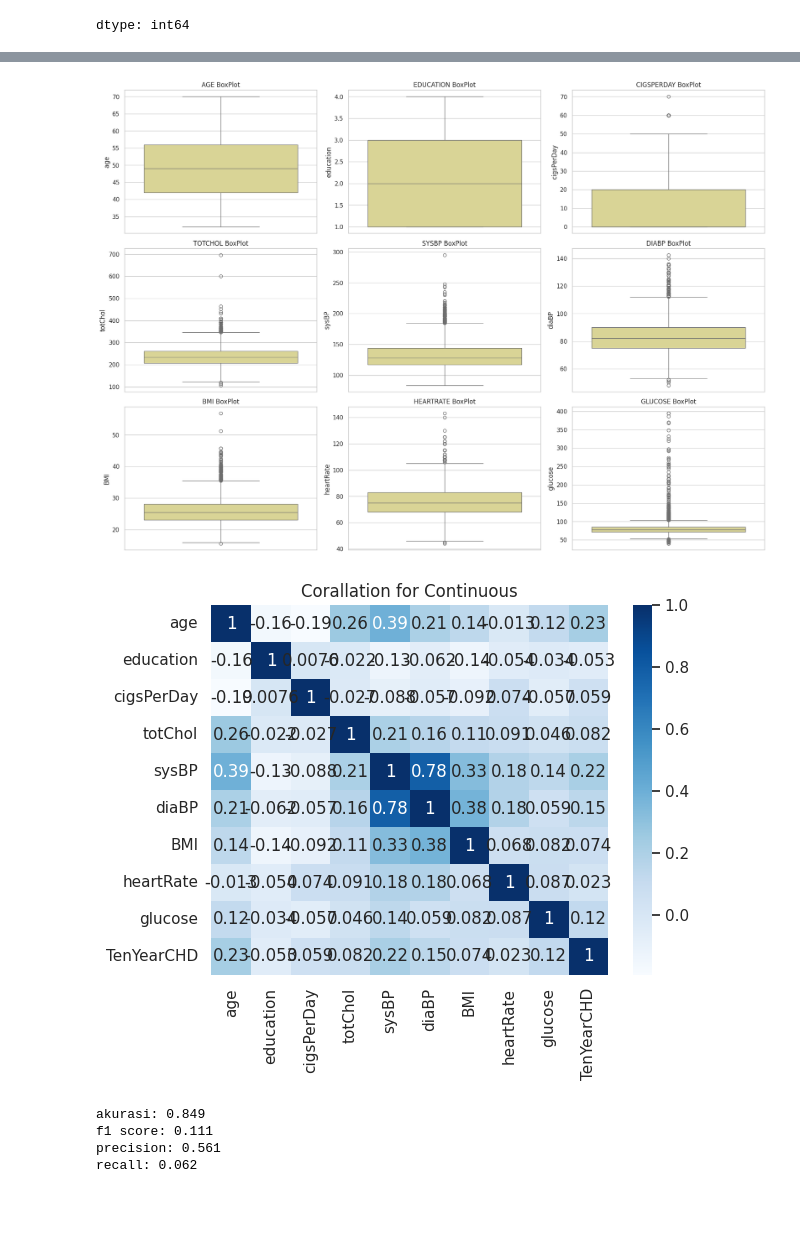
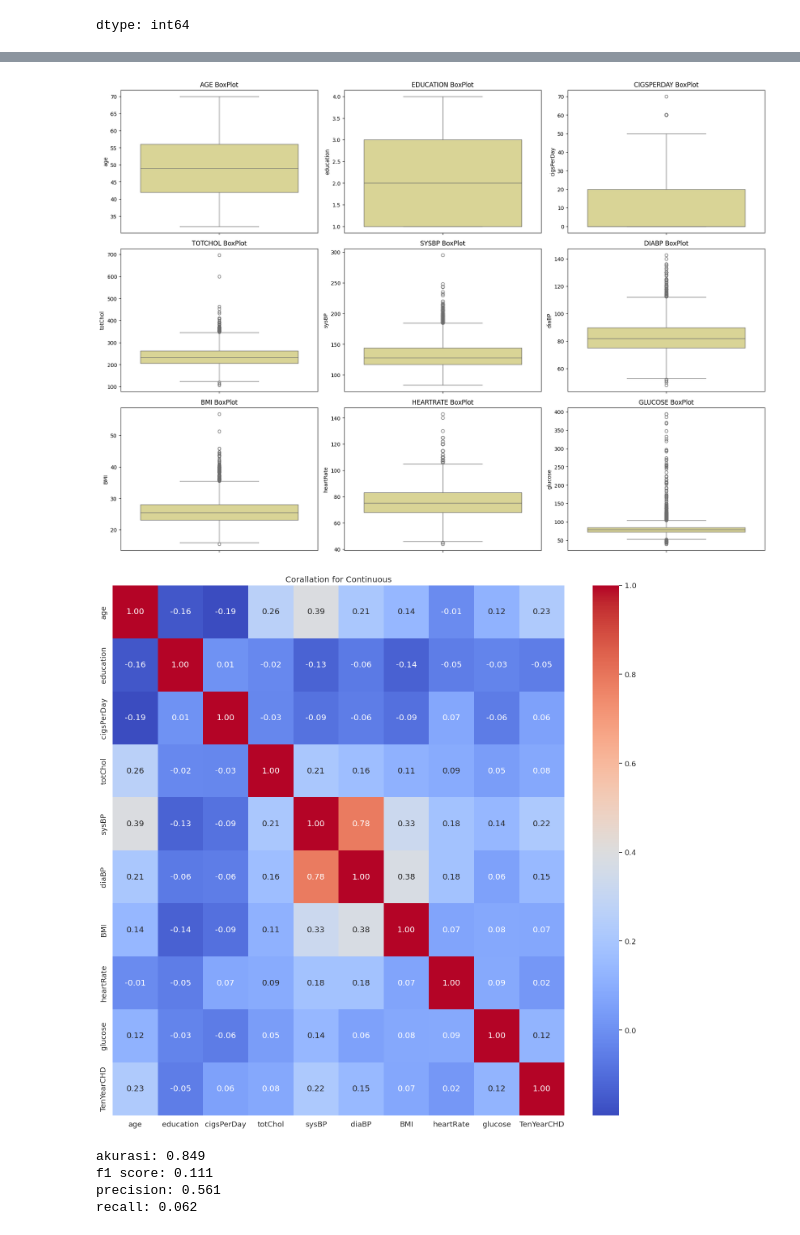
Before and after one commit to Najer-jril/BelajarML, a Jupyter notebook: 02_LEARNING/02_Supervised/LogisticRegression/Logistics_Regression_learning.ipynb, the cells around one changed output, grey strips where cells are left out. Saved outputs shown, nothing was run; the diff lists cells and outputs as text; code cells hidden in the pictures; blank space fills up the shorter version.

```diff
--- a/02_LEARNING/02_Supervised/LogisticRegression/Logistics_Regression_learning.ipynb
+++ b/02_LEARNING/02_Supervised/LogisticRegression/Logistics_Regression_learning.ipynb
@@ -23,5 +33,5 @@ print(os.listdir('/content/drive/My Drive/BelajarML/dataset/log_Reg'))
 # %%
-df = pd.read_csv('/content/drive/My Drive/BelajarML/dataset/log_Reg/framingham.csv')
+df = pd.read_csv('/kaggle/input/heart-disease-prediction-using-logistic-regression/framingham.csv')
 df.head()
 # %% [output]
 |  | male | age | education | currentSmoker | cigsPerDay | BPMeds | prevalentStroke | prevalentHyp | ... |
@@ -147,13 +157,19 @@ for i, col in enumerate(continuous_cols):
 
 plt.tight_layout()
 # %% [output]
-[figure, old version]
+[figure, new version]
 # %%
-sns.heatmap(df[continuous_cols + ["TenYearCHD"]].corr(),annot=True,cmap="Blues")
+sns.set(style="whitegrid",
+        font_scale=1.2)
+plt.figure(figsize=(18,17))
+sns.heatmap(df[continuous_cols + ["TenYearCHD"]].corr(),
+            annot=True,
+            cmap="coolwarm",
+            fmt='.2f')
 plt.title("Corallation for Continuous")
 plt.show()
 # %% [output]
-[figure, old version]
+[figure, new version]
 # %%
 X = df.drop("TenYearCHD",axis=1)
 y = df["TenYearCHD"]
```
Also changed, not shown: parts of 5 cells of this notebook.
